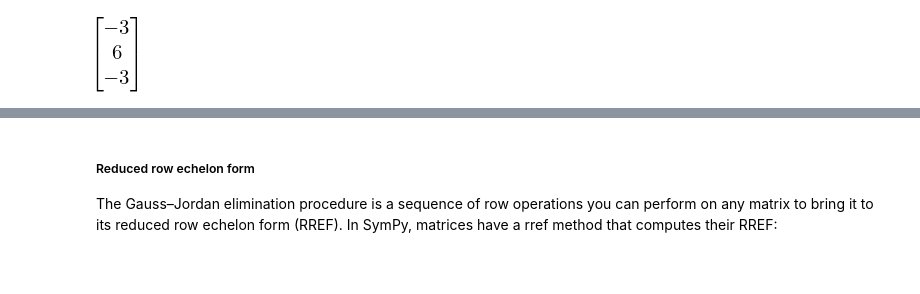
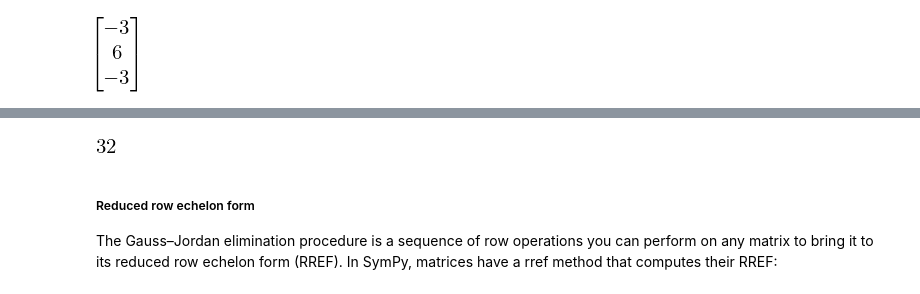
Before and after one commit to jonduan/Economics_note, a Jupyter notebook: macroeconomics/econ501/lab/lab01/linearalgebra.ipynb, the cells around one changed output, grey strips where cells are left out. Saved outputs shown, nothing was run; the diff lists cells and outputs as text; code cells hidden in the pictures; blank space fills up the shorter version.

```diff
--- a/macroeconomics/econ501/lab/lab01/linearalgebra.ipynb
+++ b/macroeconomics/econ501/lab/lab01/linearalgebra.ipynb
@@ -472,3 +493,7 @@ v3
+# %%
+v1.dot(v2)
+# %% [output]
+[figure, added]
 # %% [markdown]
 ##### Reduced row echelon form
 
```
Also changed, not shown: parts of 19 cells of this notebook, 1 other file.
